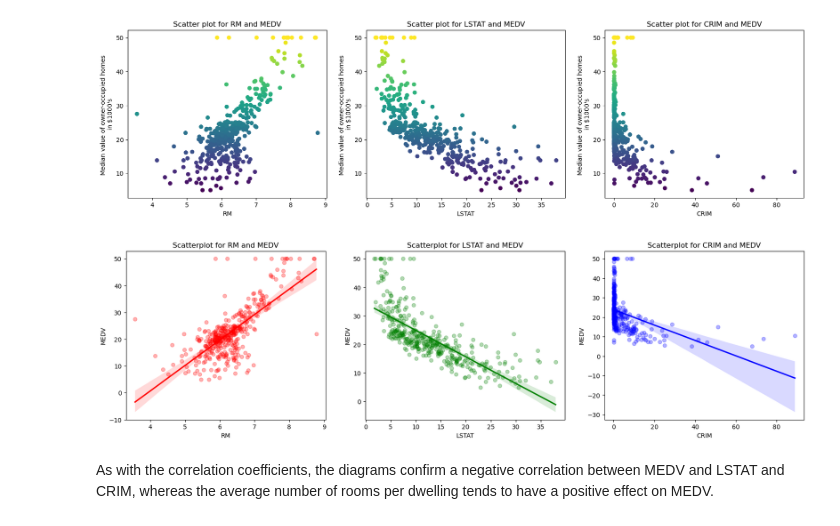
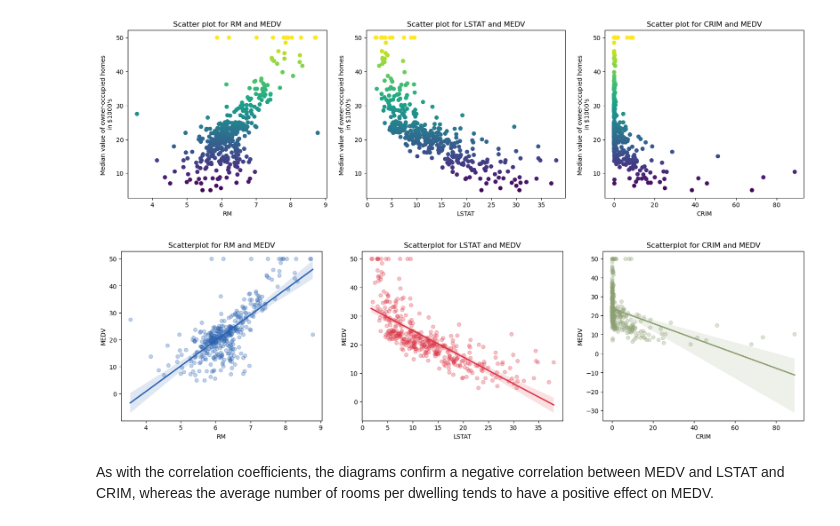
Before and after one commit to ckeuss/Boston_Housing_Prices, a Jupyter notebook: BostonHousing.ipynb, the cells around one changed output. Saved outputs shown, nothing was run; the diff lists cells and outputs as text; code cells hidden in the pictures.

```diff
--- a/BostonHousing.ipynb
+++ b/BostonHousing.ipynb
@@ -298,18 +298,18 @@ for i, column in enumerate(["RM", "LSTAT", "CRIM"]):
 # %%
 #Scatter plots and regression line with seaborn (just for fun and to check out seaborn)
 columns = ["RM", "LSTAT", "CRIM"]
 y = "MEDV"
 
 fig, axs = plt.subplots(nrows = 1, ncols=3, figsize=(20, 5))
-colors = ["red", "green", "blue"]
+colors = ["#2C64B1", "#DD3647", "#8DA073"]
 
 for i, (column, color) in enumerate(zip(columns, colors)):
     sns.regplot(x=df[column], y=df[y], ax=axs[i], scatter_kws={"alpha": 0.3}, color = color)
     axs[i].set_title(f"Scatterplot for {column} and {y}")
 
 plt.show()
 # %% [output]
-[figure, old version]
+[figure, new version]
 # %% [markdown]
 As with the correlation coefficients, the diagrams confirm a negative correlation between MEDV and LSTAT and CRIM, whereas the average number of rooms
 per dwelling tends to have a positive effect on MEDV.
```
Also changed, not shown: parts of 7 cells of this notebook, 4 other files.
